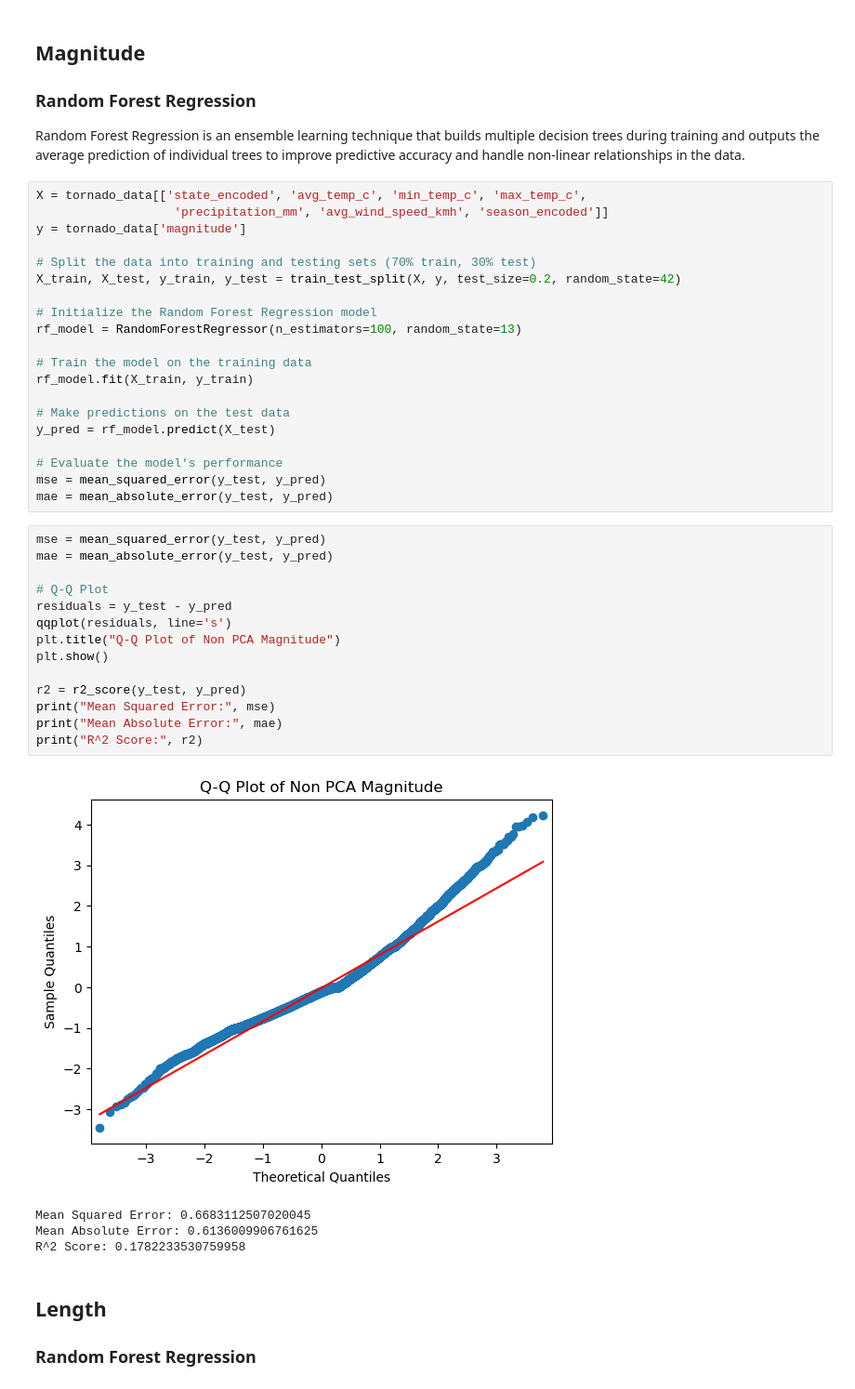
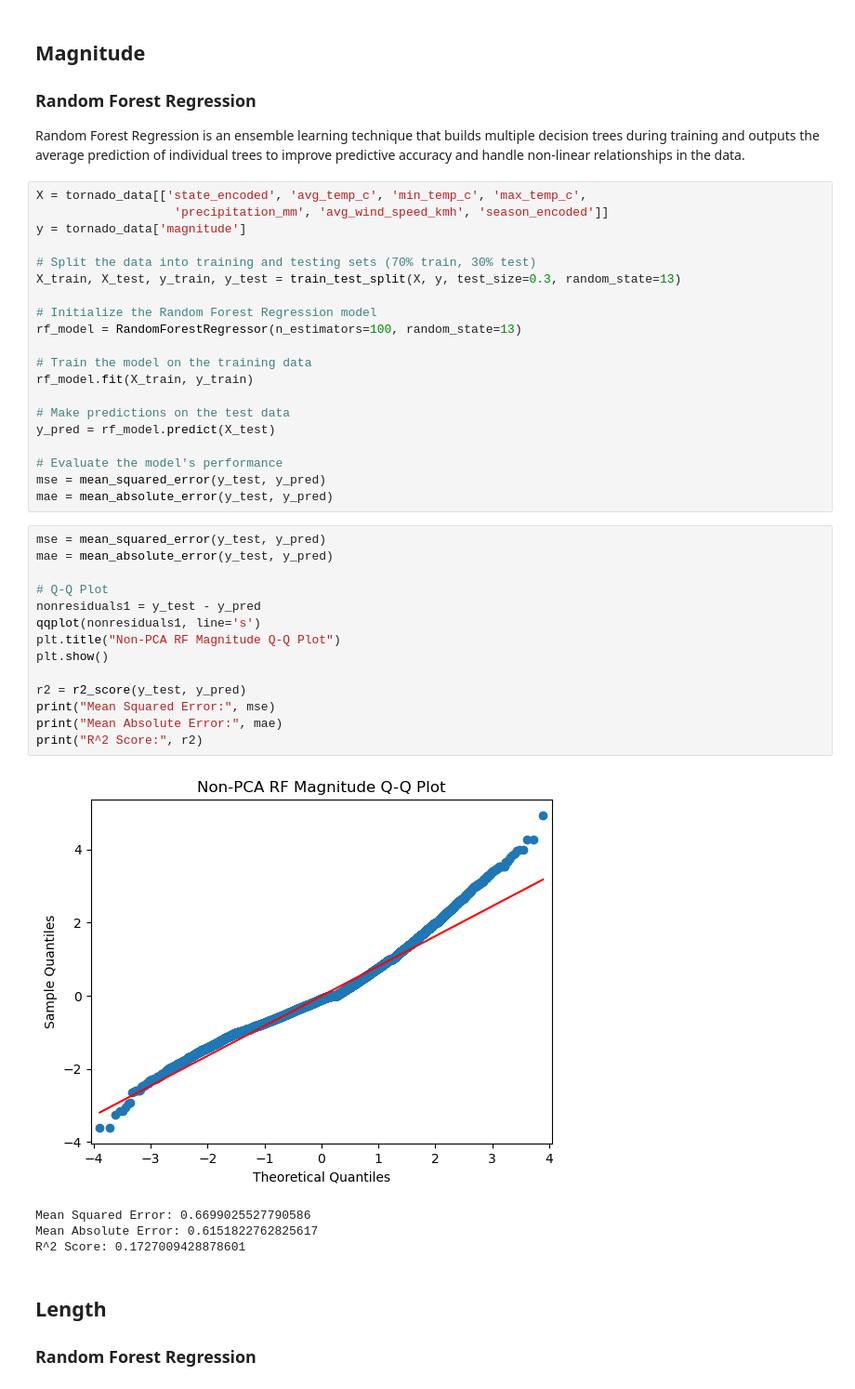
Before and after one commit to TheeLuke/Tornado-Data-Analysis, a Jupyter notebook: Tornado Machine Learning.ipynb, the cells around one changed output. Shown at 93% size. Saved outputs shown, nothing was run; the diff lists cells and outputs as text.

```diff
--- a/Tornado Machine Learning.ipynb
+++ b/Tornado Machine Learning.ipynb
@@ -671,7 +817,7 @@ X = tornado_data[['state_encoded', 'avg_temp_c', 'min_temp_c', 'max_temp_c',
 y = tornado_data['magnitude']
 
 # Split the data into training and testing sets (70% train, 30% test)
-X_train, X_test, y_train, y_test = train_test_split(X, y, test_size=0.2, random_state=42)
+X_train, X_test, y_train, y_test = train_test_split(X, y, test_size=0.3, random_state=13)
 
 # Initialize the Random Forest Regression model
 rf_model = RandomForestRegressor(n_estimators=100, random_state=13)
@@ -688,22 +834,22 @@ mae = mean_absolute_error(y_test, y_pred)
 # %%
 mse = mean_squared_error(y_test, y_pred)
 mae = mean_absolute_error(y_test, y_pred)
 
 # Q-Q Plot
-residuals = y_test - y_pred
-qqplot(residuals, line='s')
-plt.title("Q-Q Plot of Non PCA Magnitude")
+nonresiduals1 = y_test - y_pred
+qqplot(nonresiduals1, line='s')
+plt.title("Non-PCA RF Magnitude Q-Q Plot")
 plt.show()
 
 r2 = r2_score(y_test, y_pred)
 print("Mean Squared Error:", mse)
 print("Mean Absolute Error:", mae)
 print("R^2 Score:", r2)
 # %% [output]
-[figure, old version]
+[figure, new version]
-Mean Squared Error: 0.6683112507020045
-Mean Absolute Error: 0.6136009906761625
-R^2 Score: 0.1782233530759958
+Mean Squared Error: 0.6699025527790586
+Mean Absolute Error: 0.6151822762825617
+R^2 Score: 0.1727009428878601
 # %% [markdown]
 ## Length
 ### Random Forest Regression
```
Also changed, not shown: parts of 53 cells of this notebook.
